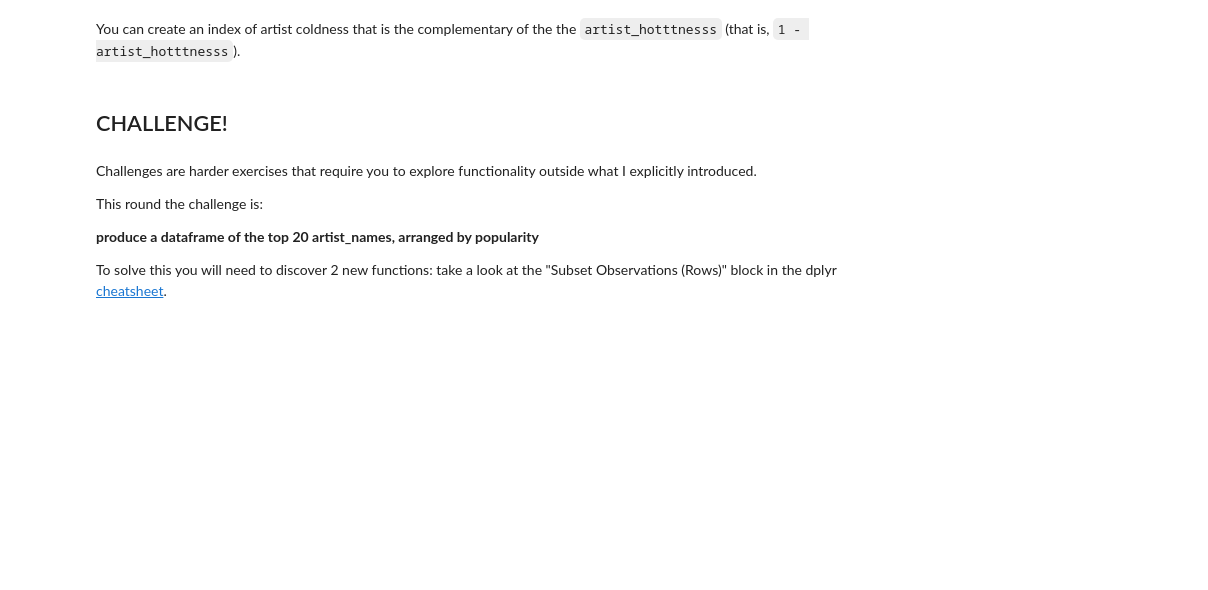
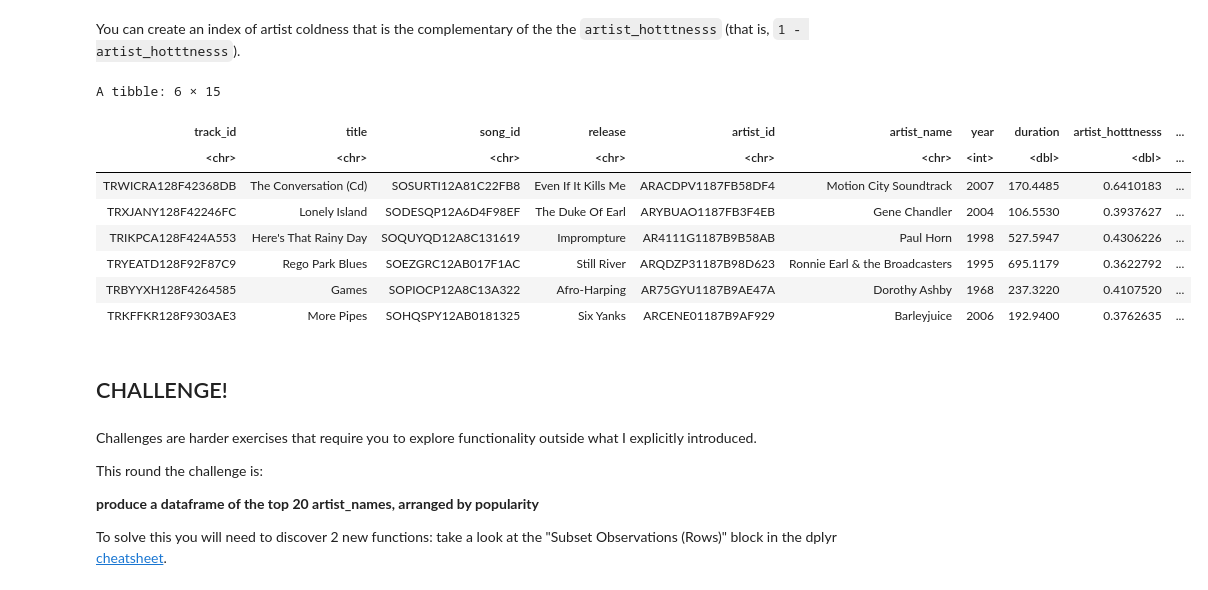
Before and after one commit to JenLowe/DATA201, a Jupyter notebook: labs/lab_2_R.ipynb, the cells around one changed output. Cells and saved outputs as stored; diff of their text form; code cells hidden in the pictures; blank space fills up the shorter version.

```diff
--- a/labs/lab_2_R.ipynb
+++ b/labs/lab_2_R.ipynb
@@ -493,3 +570,17 @@ You can create an index of artist coldness that is the complementary of the the
+# %%
+singer_locations %>%
+  mutate(complementary = 1 - artist_hotttnesss) %>%
+  head()
+# %% [output]
+A tibble: 6 × 15
+| track_id | title | song_id | release | artist_id | artist_name | year | duration | artist_hotttnesss | ... |
+| <chr> | <chr> | <chr> | <chr> | <chr> | <chr> | <int> | <dbl> | <dbl> | ... |
+| TRWICRA128F42368DB | The Conversation (Cd) | SOSURTI12A81C22FB8 | Even If It Kills Me | ARACDPV1187FB58DF4 | Motion City Soundtrack | 2007 | 170.4485 | 0.6410183 | ... |
+| TRXJANY128F42246FC | Lonely Island | SODESQP12A6D4F98EF | The Duke Of Earl | ARYBUAO1187FB3F4EB | Gene Chandler | 2004 | 106.5530 | 0.3937627 | ... |
+| TRIKPCA128F424A553 | Here's That Rainy Day | SOQUYQD12A8C131619 | Imprompture | AR4111G1187B9B58AB | Paul Horn | 1998 | 527.5947 | 0.4306226 | ... |
+| TRYEATD128F92F87C9 | Rego Park Blues | SOEZGRC12AB017F1AC | Still River | ARQDZP31187B98D623 | Ronnie Earl & the Broadcasters | 1995 | 695.1179 | 0.3622792 | ... |
+| TRBYYXH128F4264585 | Games | SOPIOCP12A8C13A322 | Afro-Harping | AR75GYU1187B9AE47A | Dorothy Ashby | 1968 | 237.3220 | 0.4107520 | ... |
+| TRKFFKR128F9303AE3 | More Pipes | SOHQSPY12AB0181325 | Six Yanks | ARCENE01187B9AF929 | Barleyjuice | 2006 | 192.9400 | 0.3762635 | ... |
 # %% [markdown]
 ## CHALLENGE!
 # %% [markdown]
```
Also changed, not shown: parts of 21 cells of this notebook.
